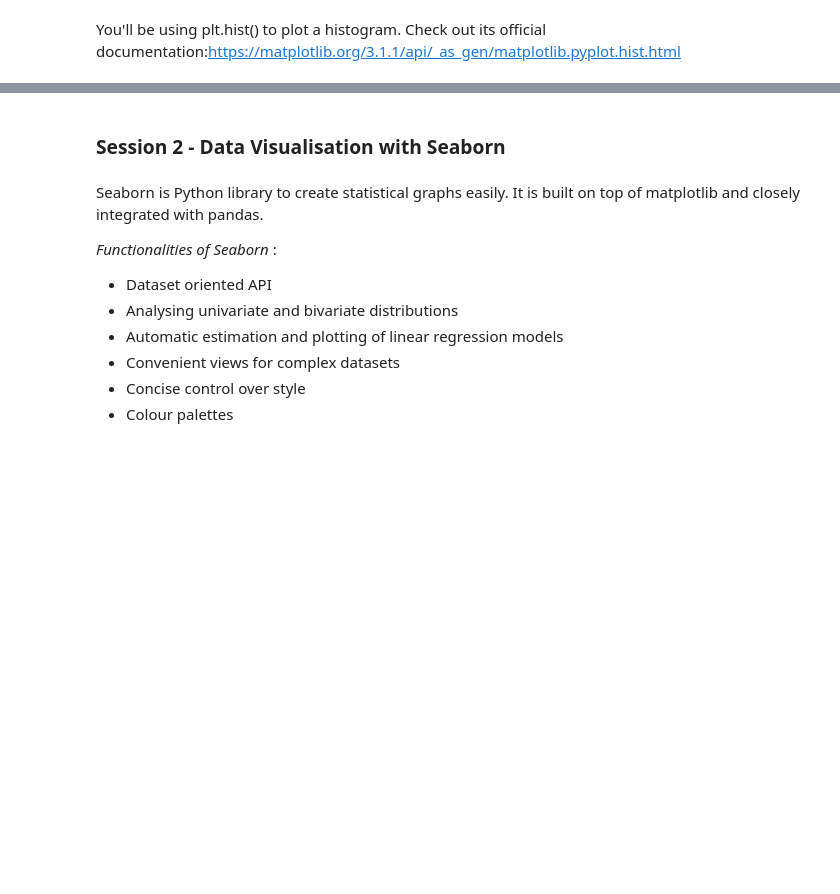
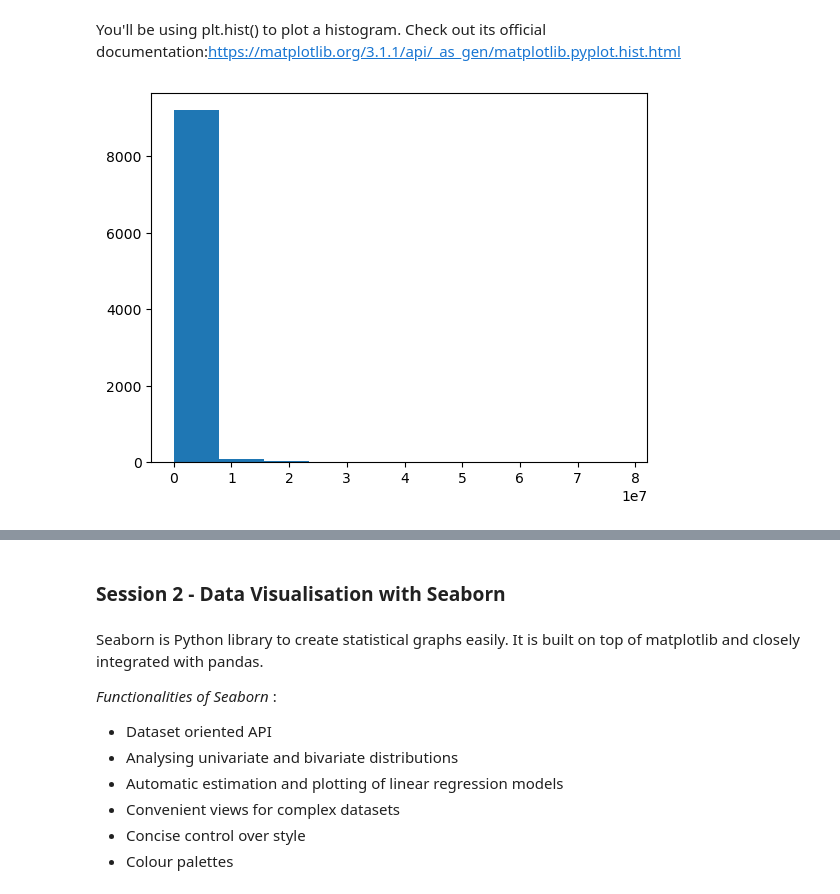
Before and after one commit to mrmankeshraj/PG_Diploma_in_Machine_Learning_and_AI, a Jupyter notebook: Case Study Notebook/Data Visualisation in Python - Case Study.ipynb, the cells around one changed output, grey strips where cells are left out. Drawn from its saved outputs; the diff is of its cells as text; code cells hidden in the pictures; blank space fills up the shorter version.

```diff
--- a/Case Study Notebook/Data Visualisation in Python - Case Study.ipynb
+++ b/Case Study Notebook/Data Visualisation in Python - Case Study.ipynb
@@ -343,2 +438,4 @@ Using a box plot you can identify the outliers as follows:
 # %%
 #Clean the Price column again
+df_1 = df_1[df_1.Price < 30]
+df_1.shape
@@ -356,5 +455,9 @@ You can adjust the number of bins to improve its granularity
 You'll be using plt.hist() to plot a histogram. Check out its official documentation:https://matplotlib.org/3.1.1/api/_as_gen/matplotlib.pyplot.hist.html
 # %%
 #Create a histogram of the Reviews
+plt.hist(df_1.Reviews)
+plt.show()
+# %% [output]
+[figure, added]
 # %%
 #Create a boxplot of the Reviews column
```
Also changed, not shown: parts of 29 cells of this notebook.
